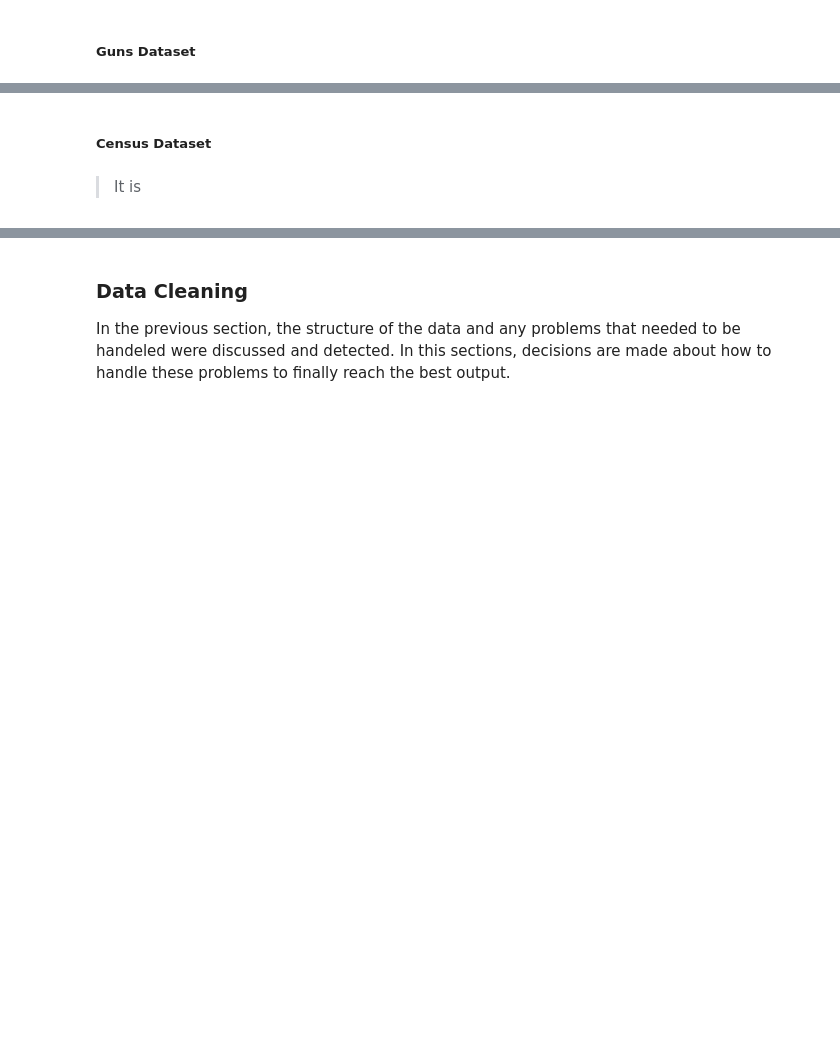
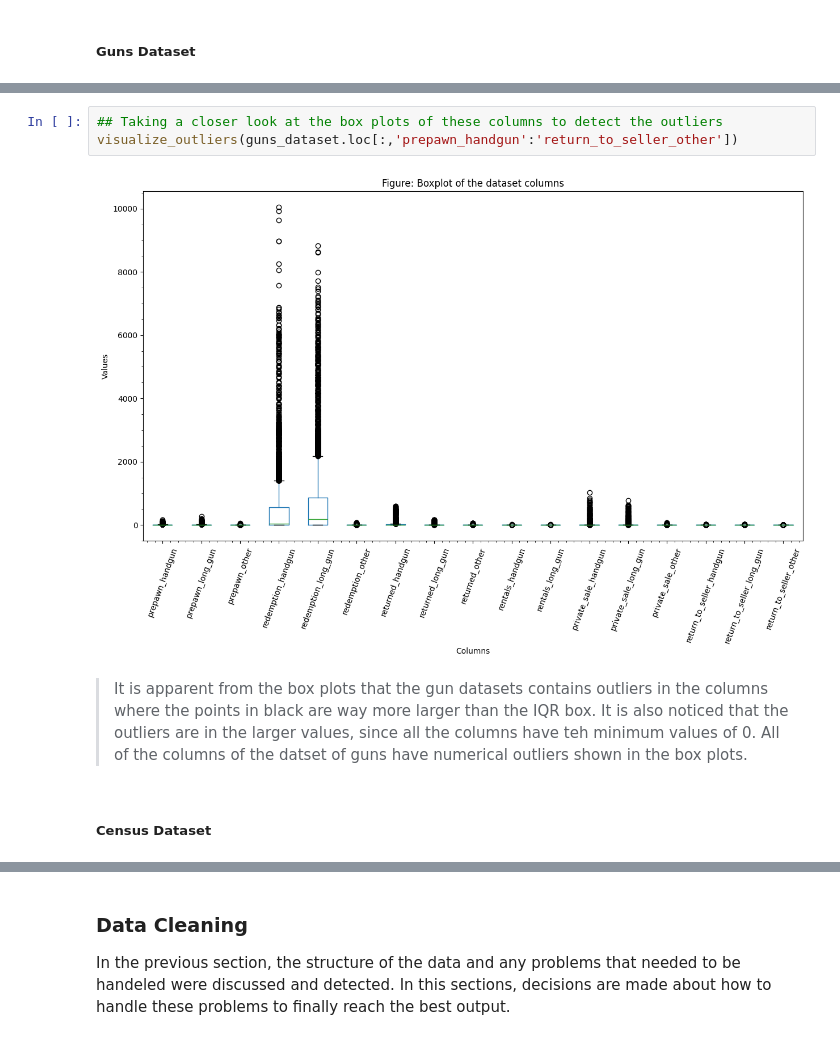
Before and after one commit to sondosaabed/NICS-firearm-background-checks-investigation, a Jupyter notebook: Investigatimg_Ncis_and_Census_data.ipynb, the cells around one changed output, grey strips where cells are left out. Cells and saved outputs as stored; diff of their text form; blank space fills up the shorter version.

```diff
--- a/Investigatimg_Ncis_and_Census_data.ipynb
+++ b/Investigatimg_Ncis_and_Census_data.ipynb
@@ -529,4 +572,9 @@ census_dataset.duplicated().sum()
+# %%
+## Taking a closer look at the box plots of these columns to detect the outliers
+visualize_outliers(guns_dataset.loc[:,'prepawn_handgun':'return_to_seller_other'])
+# %% [output]
+[figure, added]
+# %% [markdown]
+> It is apparent from the box plots that the gun datasets contains outliers in the columns where the points in black are way more larger than the IQR box. It is also noticed that the outliers are in the larger values, since all the columns have teh minimum values of 0. All of the columns of the datset of guns have numerical outliers shown in the box plots.
 # %% [markdown]
 ##### Census Dataset
-# %% [markdown]
-> It is
```
Also changed, not shown: parts of 32 cells of this notebook.
